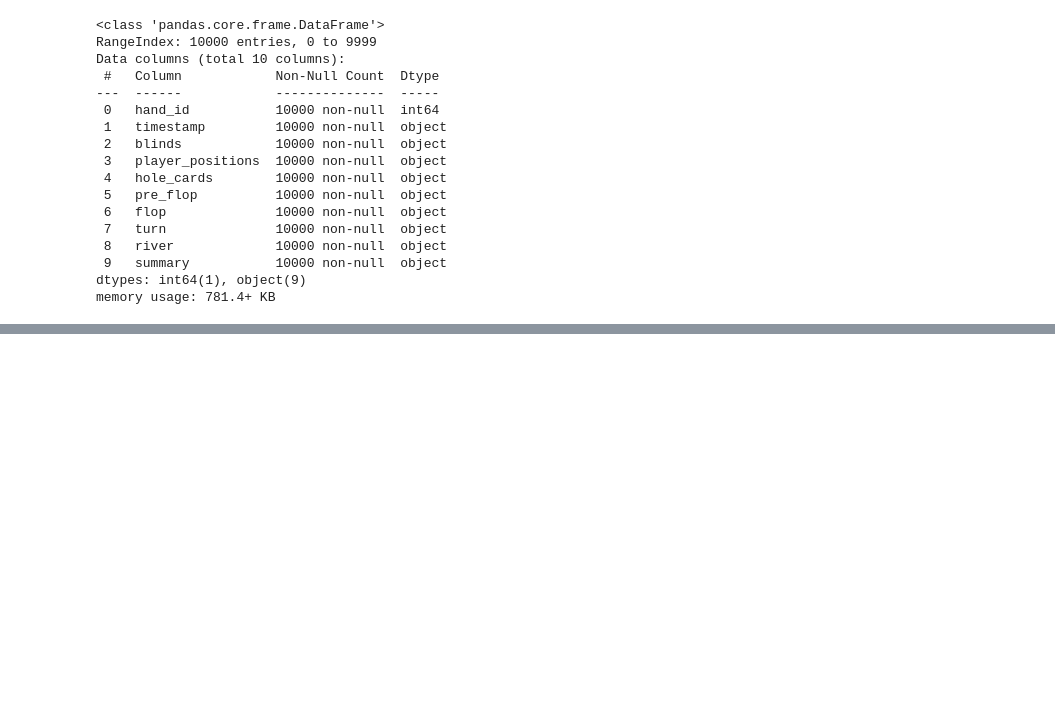
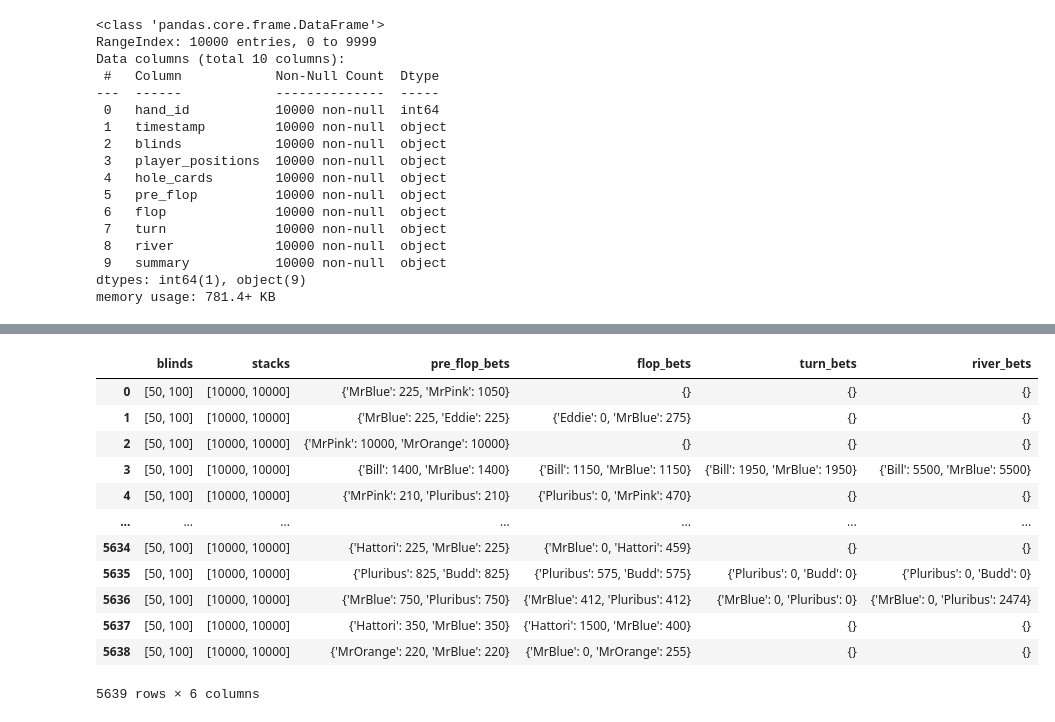
Before and after one commit to Hakai69/poker-engine-py, a Jupyter notebook: datasets/preprocess.ipynb, the cells around one changed output, grey strips where cells are left out. Cells and saved outputs as stored; diff of their text form; code cells hidden in the pictures; blank space fills up the shorter version.

```diff
--- a/datasets/preprocess.ipynb
+++ b/datasets/preprocess.ipynb
@@ -151,0 +317,47 @@ memory usage: 781.4+ KB
+# %%
+def second_preprocessing_data(df):
+    """
+    Procesa el DataFrame para extraer las apuestas por jugador en cada fase del juego (pre-flop, flop, turn, river).
+    """
+    processed_data = []
+
+    for _, row in df.iterrows():
+        hand_data = {}
+
+        # Blinds y stack
+        hand_data['blinds'] = row['blinds']
+        hand_data['stacks'] = row['stacks']
+
+        # Historial de apuestas
+        phases = [row['pre_flop_actions'], row['flop_actions'], row['turn_actions'], row['river_actions']]
+
+        for i, phase in enumerate(['pre_flop', 'flop', 'turn', 'river']):
+            # Asegurarnos de que la fase tenga una lista de acciones
+            if phases[i]:
+                actions = json.loads(json.dumps(phases[i]))  # Convertir la lista a cadena JSON y luego cargarla
+            else:
+                actions = []
+
+            hand_data[f'{phase}_bets'] = process_bets(actions)
+
+        processed_data.append(hand_data)
+
+    return pd.DataFrame(processed_data)
+
+
+second_processed_data = second_preprocessing_data(processed_data)
+second_processed_data
+# %% [output]
+|  | blinds | stacks | pre_flop_bets | flop_bets | turn_bets | river_bets |
+| 0 | [50, 100] | [10000, 10000] | {'MrBlue': 225, 'MrPink': 1050} | {} | {} | {} |
+| 1 | [50, 100] | [10000, 10000] | {'MrBlue': 225, 'Eddie': 225} | {'Eddie': 0, 'MrBlue': 275} | {} | {} |
+| 2 | [50, 100] | [10000, 10000] | {'MrPink': 10000, 'MrOrange': 10000} | {} | {} | {} |
+| 3 | [50, 100] | [10000, 10000] | {'Bill': 1400, 'MrBlue': 1400} | {'Bill': 1150, 'MrBlue': 1150} | {'Bill': 1950, 'MrBlue': 1950} | {'Bill': 5500, 'MrBlue': 5500} |
+| 4 | [50, 100] | [10000, 10000] | {'MrPink': 210, 'Pluribus': 210} | {'Pluribus': 0, 'MrPink': 470} | {} | {} |
+| ... | ... | ... | ... | ... | ... | ... |
+| 5634 | [50, 100] | [10000, 10000] | {'Hattori': 225, 'MrBlue': 225} | {'MrBlue': 0, 'Hattori': 459} | {} | {} |
+| 5635 | [50, 100] | [10000, 10000] | {'Pluribus': 825, 'Budd': 825} | {'Pluribus': 575, 'Budd': 575} | {'Pluribus': 0, 'Budd': 0} | {'Pluribus': 0, 'Budd': 0} |
+| 5636 | [50, 100] | [10000, 10000] | {'MrBlue': 750, 'Pluribus': 750} | {'MrBlue': 412, 'Pluribus': 412} | {'MrBlue': 0, 'Pluribus': 0} | {'MrBlue': 0, 'Pluribus': 2474} |
+| 5637 | [50, 100] | [10000, 10000] | {'Hattori': 350, 'MrBlue': 350} | {'Hattori': 1500, 'MrBlue': 400} | {} | {} |
+| 5638 | [50, 100] | [10000, 10000] | {'MrOrange': 220, 'MrBlue': 220} | {'MrBlue': 0, 'MrOrange': 255} | {} | {} |
+5639 rows × 6 columns
```
Also changed, not shown: parts of 14 cells of this notebook, 2 other files.
